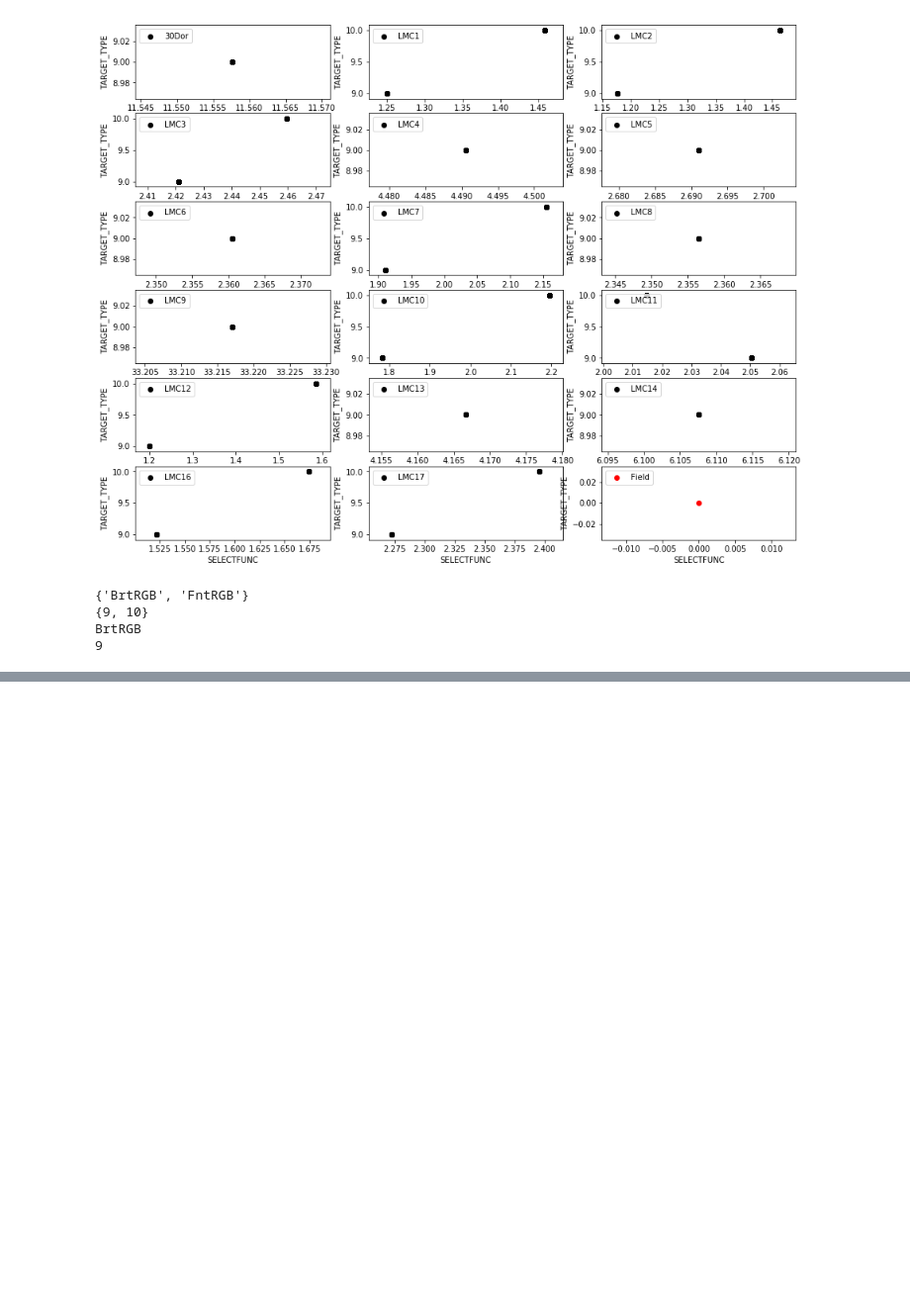
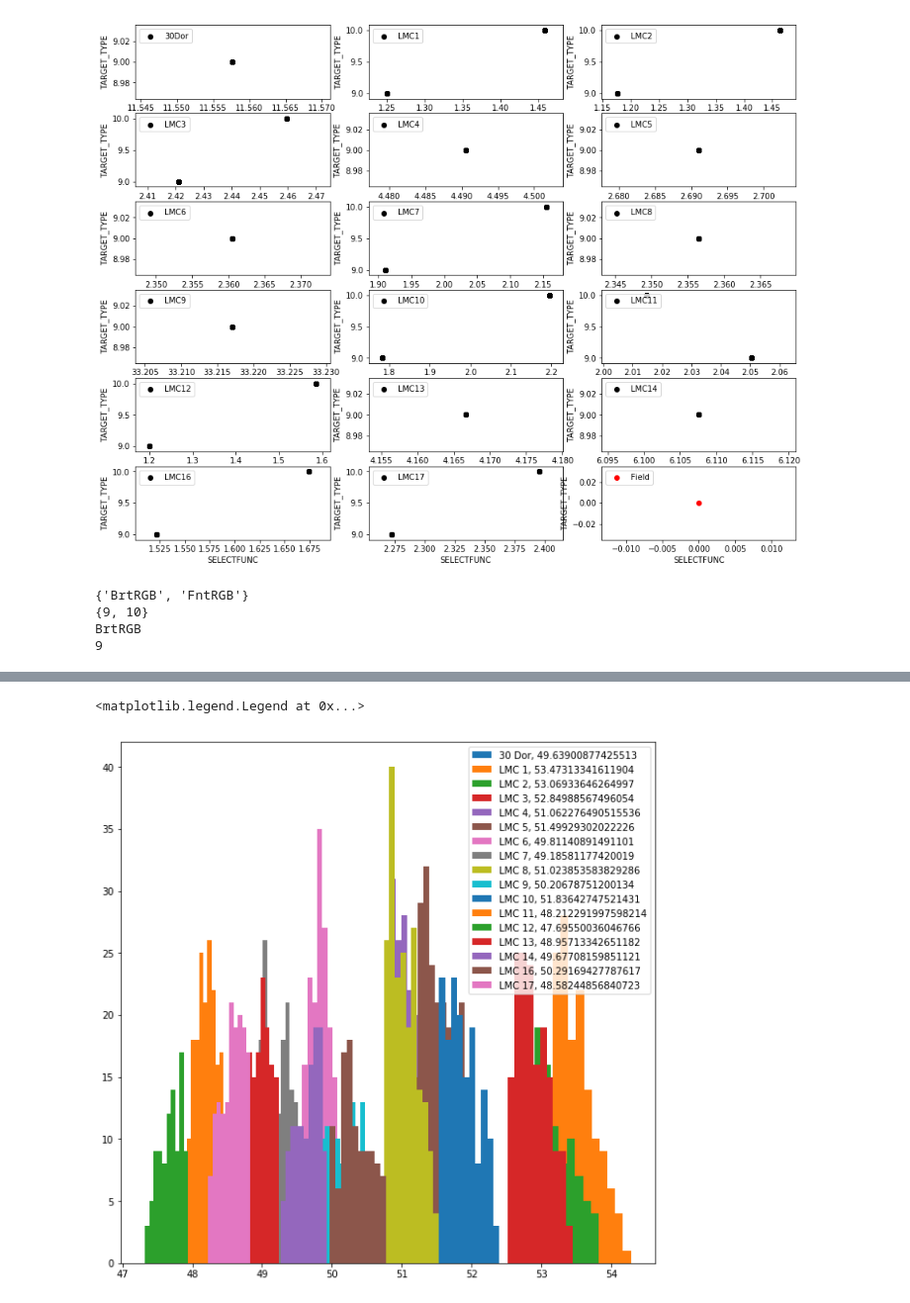
Before and after one commit to JoshuaPovick/Magellanic_Ages, a Jupyter notebook: LMC_Structure.ipynb, the cells around one changed output, grey strips where cells are left out. Shown at 99% size. Cells and saved outputs as stored; diff of their text form; code cells hidden in the pictures; blank space fills up the shorter version.

```diff
--- a/LMC_Structure.ipynb
+++ b/LMC_Structure.ipynb
@@ -510,0 +852,23 @@ BrtRGB
+# %%
+plt.figure(figsize=[10,10])
+plt.hist(stardist[dor30],label='30 Dor, '+str(np.median(stardist[dor30])))
+plt.hist(stardist[lmc1],label='LMC 1, '+str(np.median(stardist[lmc1])))
+plt.hist(stardist[lmc2],label='LMC 2, '+str(np.median(stardist[lmc2])))
+plt.hist(stardist[lmc3],label='LMC 3, '+str(np.median(stardist[lmc3])))
+plt.hist(stardist[lmc4],label='LMC 4, '+str(np.median(stardist[lmc4])))
+plt.hist(stardist[lmc5],label='LMC 5, '+str(np.median(stardist[lmc5])))
+plt.hist(stardist[lmc6],label='LMC 6, '+str(np.median(stardist[lmc6])))
+plt.hist(stardist[lmc7],label='LMC 7, '+str(np.median(stardist[lmc7])))
+plt.hist(stardist[lmc8],label='LMC 8, '+str(np.median(stardist[lmc8])))
+plt.hist(stardist[lmc9],label='LMC 9, '+str(np.median(stardist[lmc9])))
+plt.hist(stardist[lmc10],label='LMC 10, '+str(np.median(stardist[lmc10])))
+plt.hist(stardist[lmc11],label='LMC 11, '+str(np.median(stardist[lmc11])))
+plt.hist(stardist[lmc12],label='LMC 12, '+str(np.median(stardist[lmc12])))
+plt.hist(stardist[lmc13],label='LMC 13, '+str(np.median(stardist[lmc13])))
+plt.hist(stardist[lmc14],label='LMC 14, '+str(np.median(stardist[lmc14])))
+plt.hist(stardist[lmc16],label='LMC 16, '+str(np.median(stardist[lmc16])))
+plt.hist(stardist[lmc17],label='LMC 17, '+str(np.median(stardist[lmc17])))
+plt.legend()
+# %% [output]
+<matplotlib.legend.Legend at 0x...>
+[figure, added]
```
Also changed, not shown: parts of 11 cells of this notebook, 3 other files.
